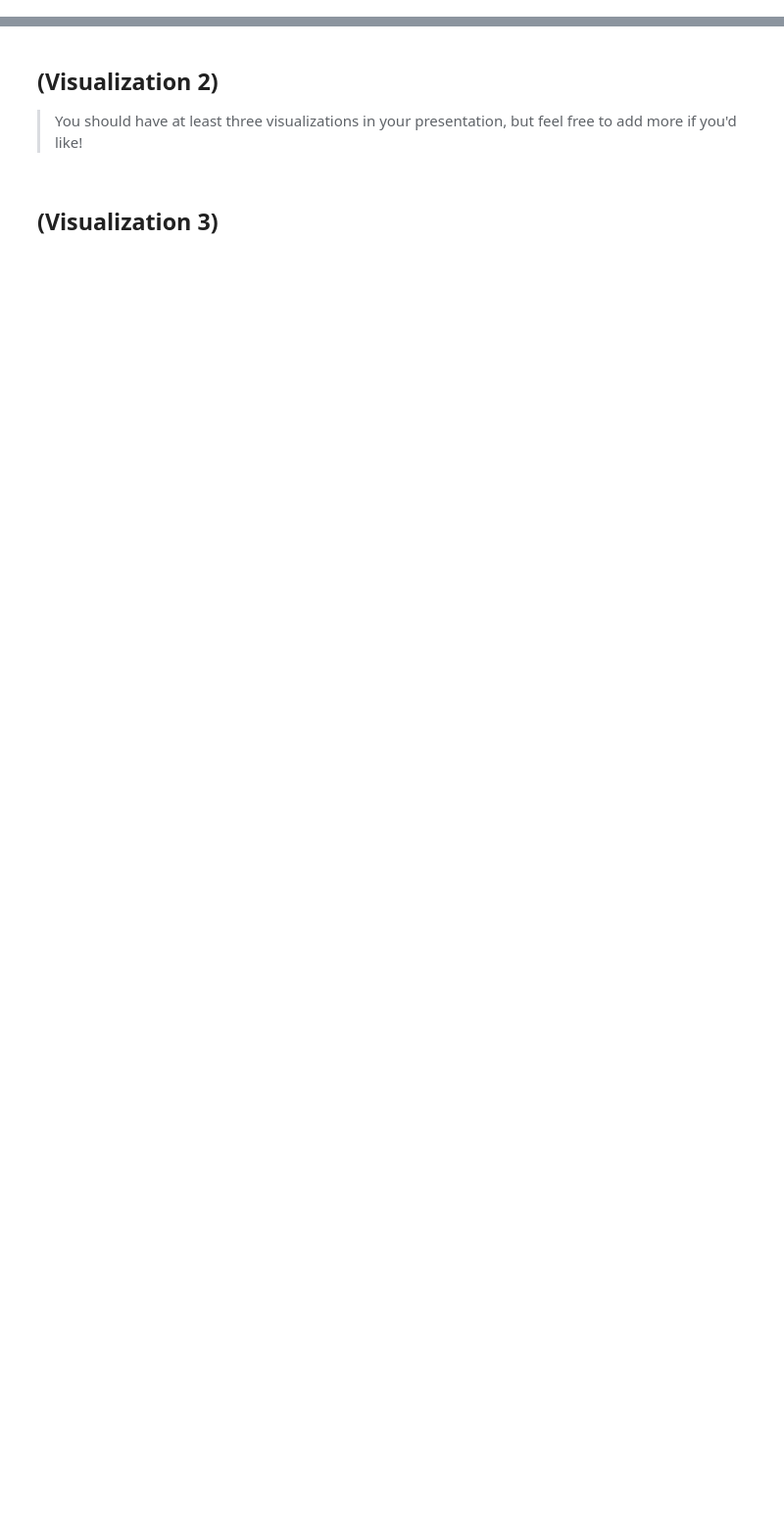
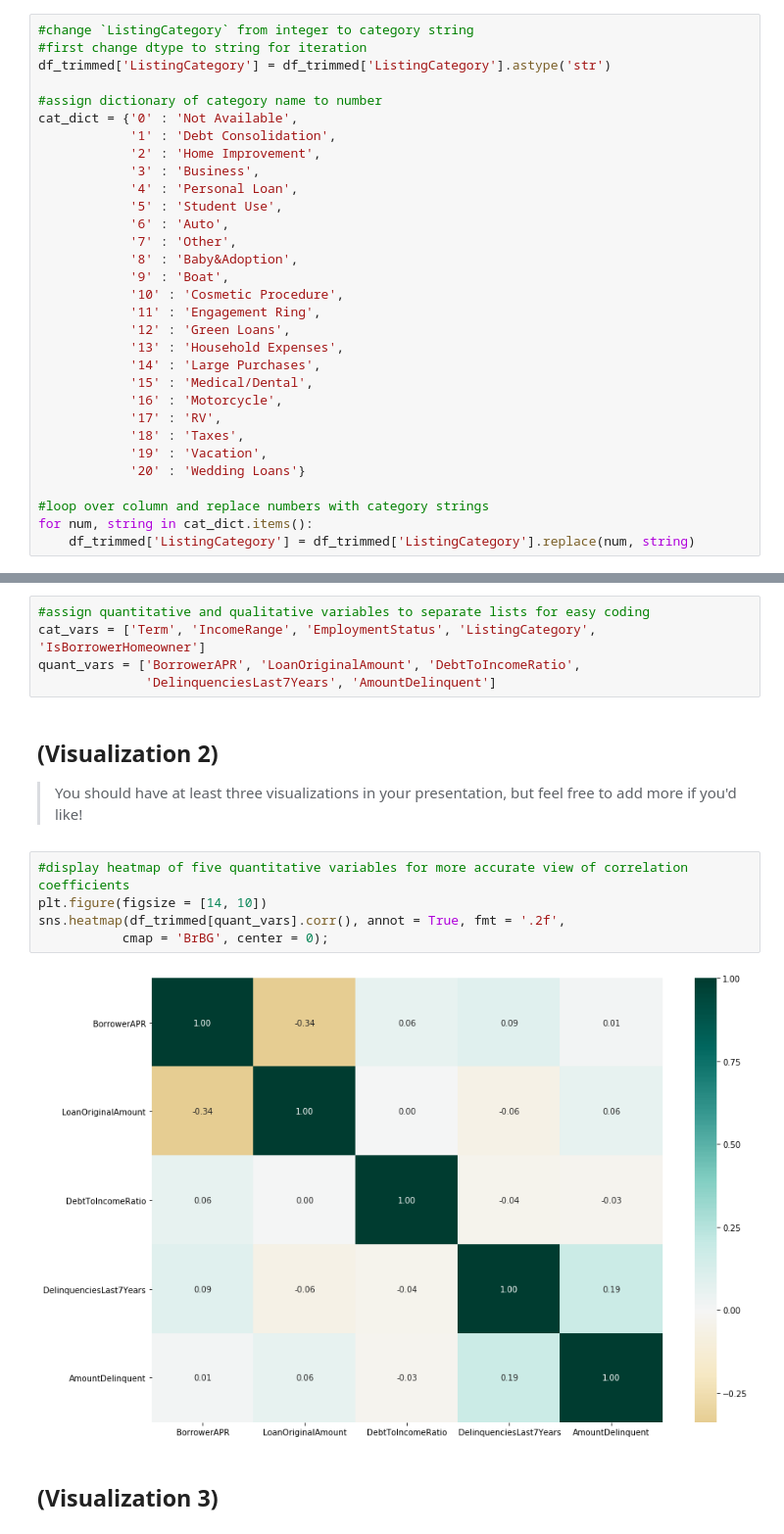
Before and after one commit to Jeff-VA/Udacity-Communicate-Data-Project, a Jupyter notebook: slide_deck.ipynb, the cells around one changed output, grey strips where cells are left out. Shown: that part at 98% size. Cells and saved outputs as stored; diff of their text form; blank space fills up the shorter version.

```diff
--- a/slide_deck.ipynb
+++ b/slide_deck.ipynb
@@ -25,0 +60,31 @@ warnings.simplefilter("ignore")
+# %%
+#change `ListingCategory` from integer to category string
+#first change dtype to string for iteration
+df_trimmed['ListingCategory'] = df_trimmed['ListingCategory'].astype('str')
+
+#assign dictionary of category name to number
+cat_dict = {'0' : 'Not Available',
+            '1' : 'Debt Consolidation',
+            '2' : 'Home Improvement',
+            '3' : 'Business',
+            '4' : 'Personal Loan',
+            '5' : 'Student Use',
+            '6' : 'Auto',
+            '7' : 'Other',
+            '8' : 'Baby&Adoption',
+            '9' : 'Boat',
+            '10' : 'Cosmetic Procedure',
+            '11' : 'Engagement Ring',
+            '12' : 'Green Loans',
+            '13' : 'Household Expenses',
+            '14' : 'Large Purchases',
+            '15' : 'Medical/Dental',
+            '16' : 'Motorcycle',
+            '17' : 'RV',
+            '18' : 'Taxes',
+            '19' : 'Vacation',
+            '20' : 'Wedding Loans'}
+
+#loop over column and replace numbers with category strings
+for num, string in cat_dict.items():
+    df_trimmed['ListingCategory'] = df_trimmed['ListingCategory'].replace(num, string)
@@ -34,7 +119,19 @@ the next cell, as a sub-slide type. Make sure your visualizations are polished!
+# %%
+#assign quantitative and qualitative variables to separate lists for easy coding
+cat_vars = ['Term', 'IncomeRange', 'EmploymentStatus', 'ListingCategory', 'IsBorrowerHomeowner']
+quant_vars = ['BorrowerAPR', 'LoanOriginalAmount', 'DebtToIncomeRatio',
+              'DelinquenciesLast7Years', 'AmountDelinquent']
 # %% [markdown]
 ## (Visualization 2)
 
 > You should have at least three visualizations in your presentation,
 but feel free to add more if you'd like!
+# %%
+#display heatmap of five quantitative variables for more accurate view of correlation coefficients
+plt.figure(figsize = [14, 10])
+sns.heatmap(df_trimmed[quant_vars].corr(), annot = True, fmt = '.2f',
+           cmap = 'BrBG', center = 0);
+# %% [output]
+[figure, added]
 # %% [markdown]
 ## (Visualization 3)
```
Also changed, not shown: parts of 19 cells of this notebook.
